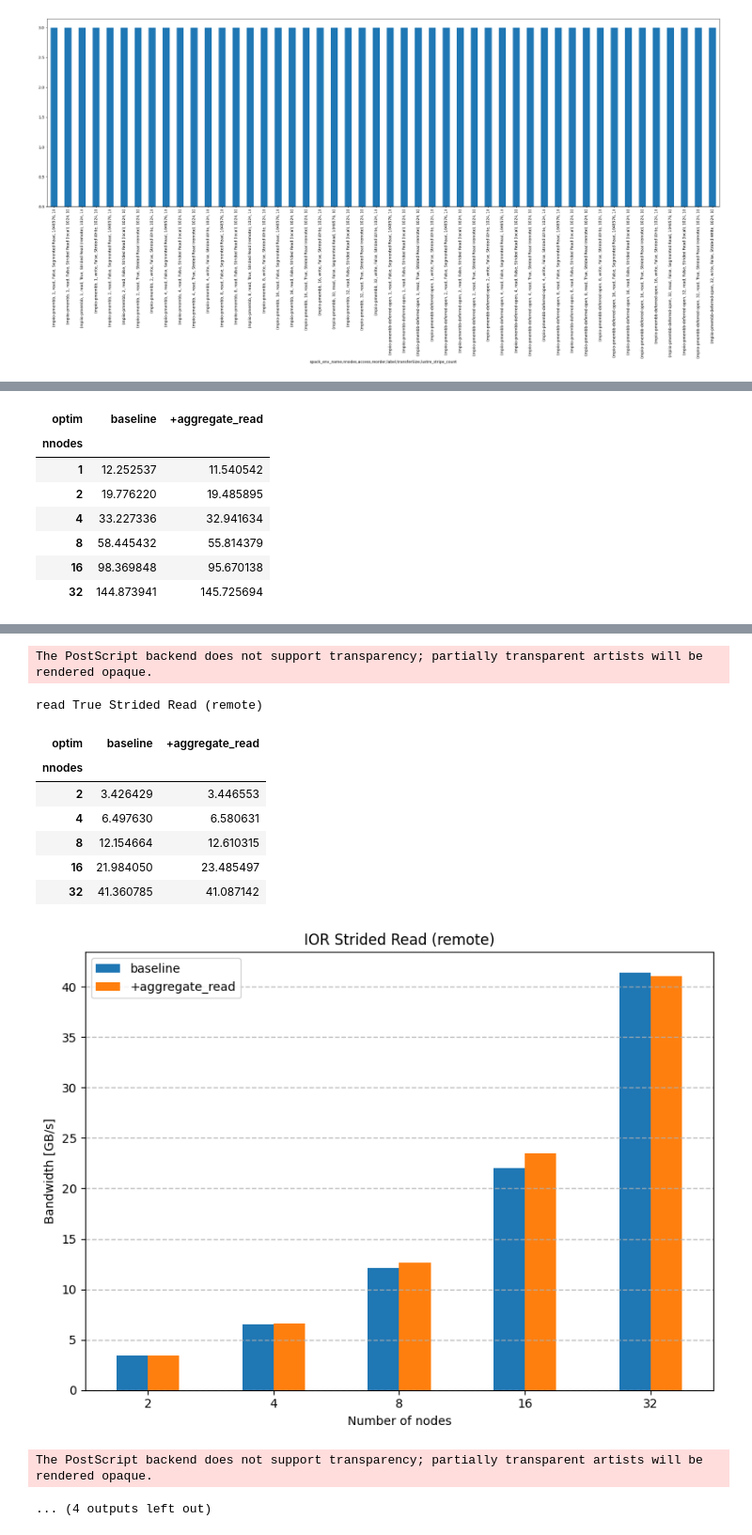
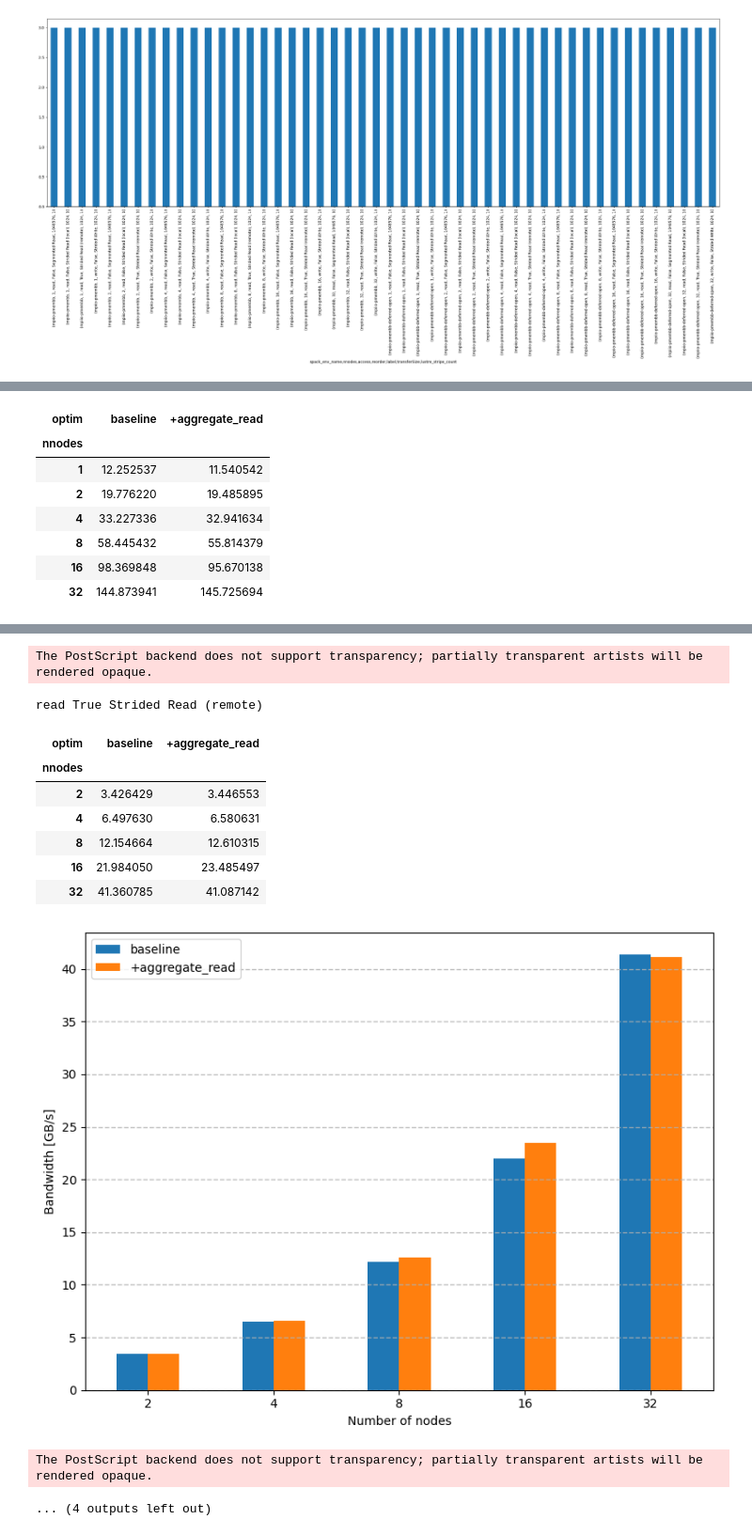
Before and after one commit to tsukuba-hpcs/mpiio-pmembb, a Jupyter notebook: src/ior/ior-strided.ipynb, the cells around one changed output, grey strips where cells are left out. Shown: that part at 94% size. Saved outputs shown, nothing was run; the diff lists cells and outputs as text; code cells hidden in the pictures.

```diff
--- a/src/ior/ior-strided.ipynb
+++ b/src/ior/ior-strided.ipynb
@@ -390,7 +390,7 @@ for (access, reorder, label), df_sub, in df.groupby(["access", "reorder", "label
             # style=".-",
             rot=0,
         )
-        ax.set_title(f"IOR {label}")
+        # ax.set_title(f"IOR {label}")
         # ax.set_xscale("log", base=2)
         # ax.set_xticks(df_plot.index, [pretty_fmt(x, suffix="") for x in df_plot.index])
         ax.grid(which = "major", axis = "y", alpha = 0.8, linestyle = "--", linewidth = 1)
@@ -431,12 +431,12 @@ read False Strided Read (local)
 The PostScript backend does not support transparency; partially transparent artists will be rendered opaque.
 read True Strided Read (remote)
 | optim | baseline | +aggregate_read |
 | nnodes |  |  |
 | 2 | 3.426429 | 3.446553 |
 | 4 | 6.497630 | 6.580631 |
 | 8 | 12.154664 | 12.610315 |
 | 16 | 21.984050 | 23.485497 |
 | 32 | 41.360785 | 41.087142 |
-[figure, old version]
+[figure, new version]
 The PostScript backend does not support transparency; partially transparent artists will be rendered opaque.
 ... (4 outputs left out)
```
Also changed, not shown: parts of 1 cell of this notebook, 6 other files.
